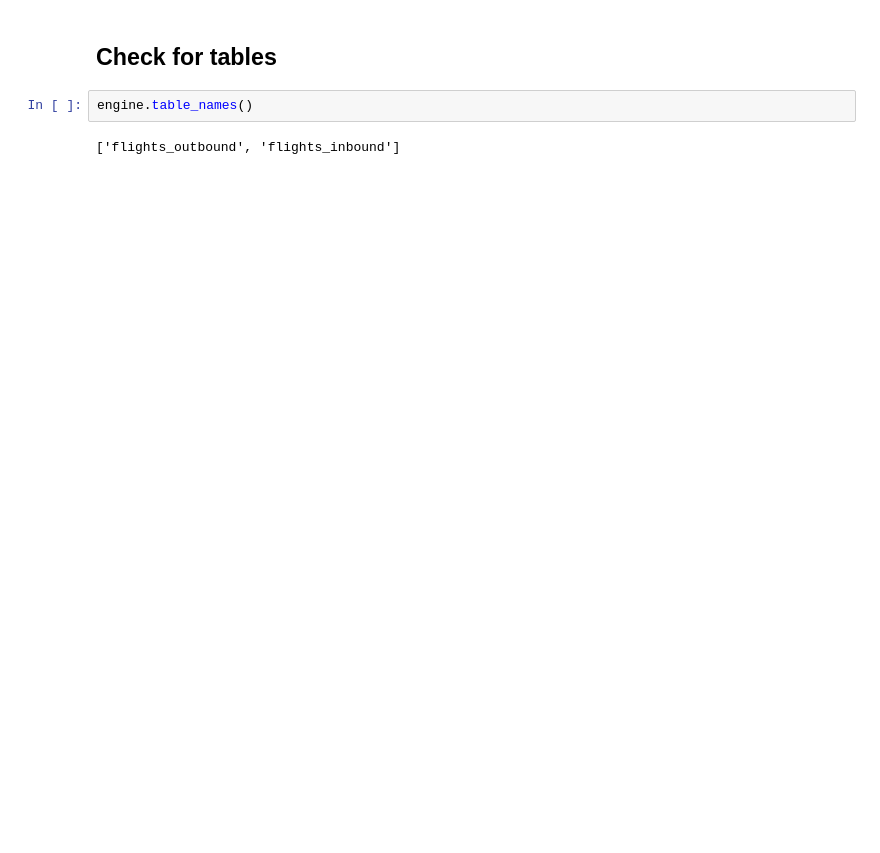
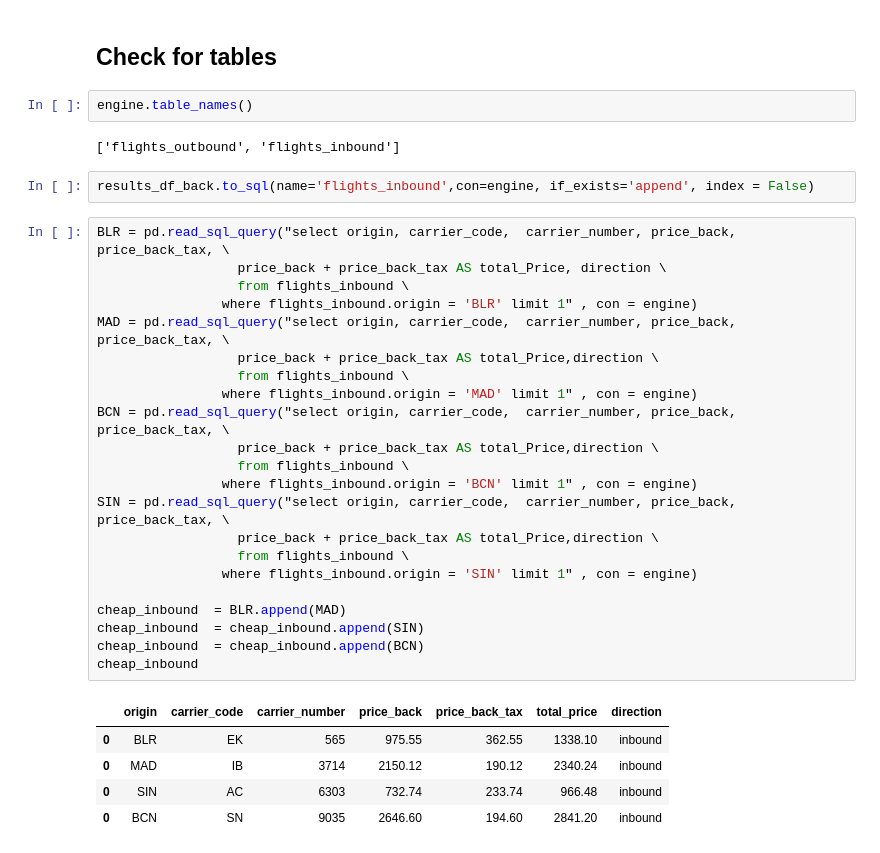
Before and after one commit to cbonfantep/Travel_ETL, a Jupyter notebook: Travel_ETL_Code_new.ipynb, the cells around one changed output. Cells and saved outputs as stored; diff of their text form; blank space fills up the shorter version.

```diff
--- a/Travel_ETL_Code_new.ipynb
+++ b/Travel_ETL_Code_new.ipynb
@@ -283,3 +283,33 @@ engine = create_engine(f'postgresql://{rds_connection_string}')
 engine.table_names()
 # %% [output]
 ['flights_outbound', 'flights_inbound']
+# %%
+results_df_back.to_sql(name='flights_inbound',con=engine, if_exists='append', index = False)
+# %%
+BLR = pd.read_sql_query("select origin, carrier_code,  carrier_number, price_back, price_back_tax, \
+                  price_back + price_back_tax AS total_Price, direction \
+                  from flights_inbound \
+                where flights_inbound.origin = 'BLR' limit 1" , con = engine)
+MAD = pd.read_sql_query("select origin, carrier_code,  carrier_number, price_back, price_back_tax, \
+                  price_back + price_back_tax AS total_Price,direction \
+                  from flights_inbound \
+                where flights_inbound.origin = 'MAD' limit 1" , con = engine)
+BCN = pd.read_sql_query("select origin, carrier_code,  carrier_number, price_back, price_back_tax, \
+                  price_back + price_back_tax AS total_Price,direction \
+                  from flights_inbound \
+                where flights_inbound.origin = 'BCN' limit 1" , con = engine)
+SIN = pd.read_sql_query("select origin, carrier_code,  carrier_number, price_back, price_back_tax, \
+                  price_back + price_back_tax AS total_Price,direction \
+                  from flights_inbound \
+                where flights_inbound.origin = 'SIN' limit 1" , con = engine)
+
+cheap_inbound  = BLR.append(MAD)
+cheap_inbound  = cheap_inbound.append(SIN)
+cheap_inbound  = cheap_inbound.append(BCN)
+cheap_inbound
+# %% [output]
+|  | origin | carrier_code | carrier_number | price_back | price_back_tax | total_price | direction |
+| 0 | BLR | EK | 565 | 975.55 | 362.55 | 1338.10 | inbound |
+| 0 | MAD | IB | 3714 | 2150.12 | 190.12 | 2340.24 | inbound |
+| 0 | SIN | AC | 6303 | 732.74 | 233.74 | 966.48 | inbound |
+| 0 | BCN | SN | 9035 | 2646.60 | 194.60 | 2841.20 | inbound |
```
Also changed, not shown: parts of 7 cells of this notebook.
